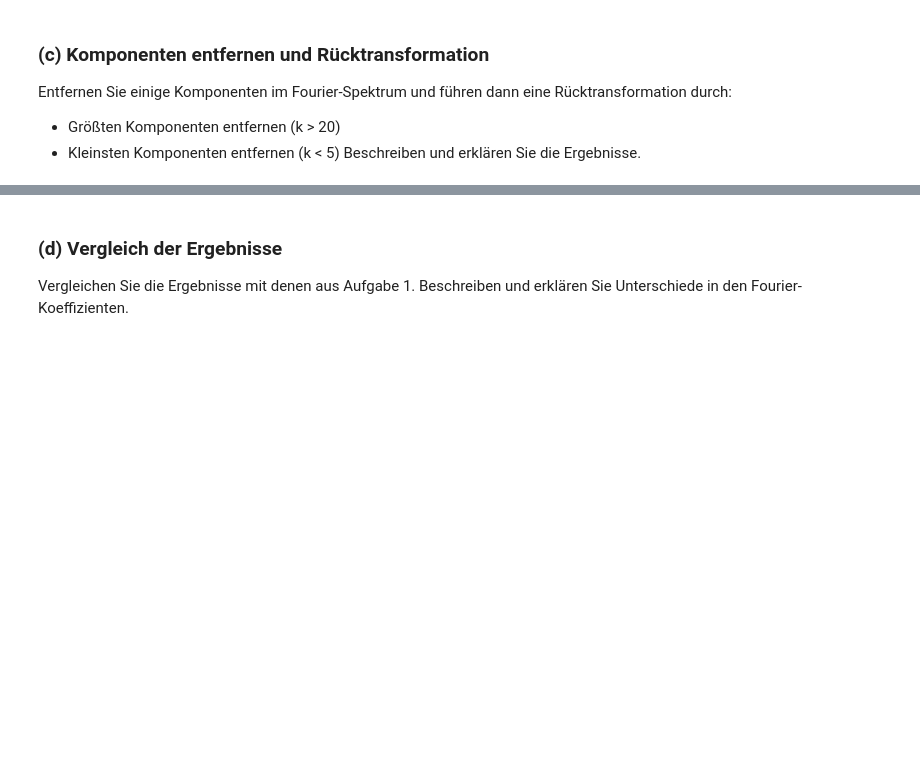
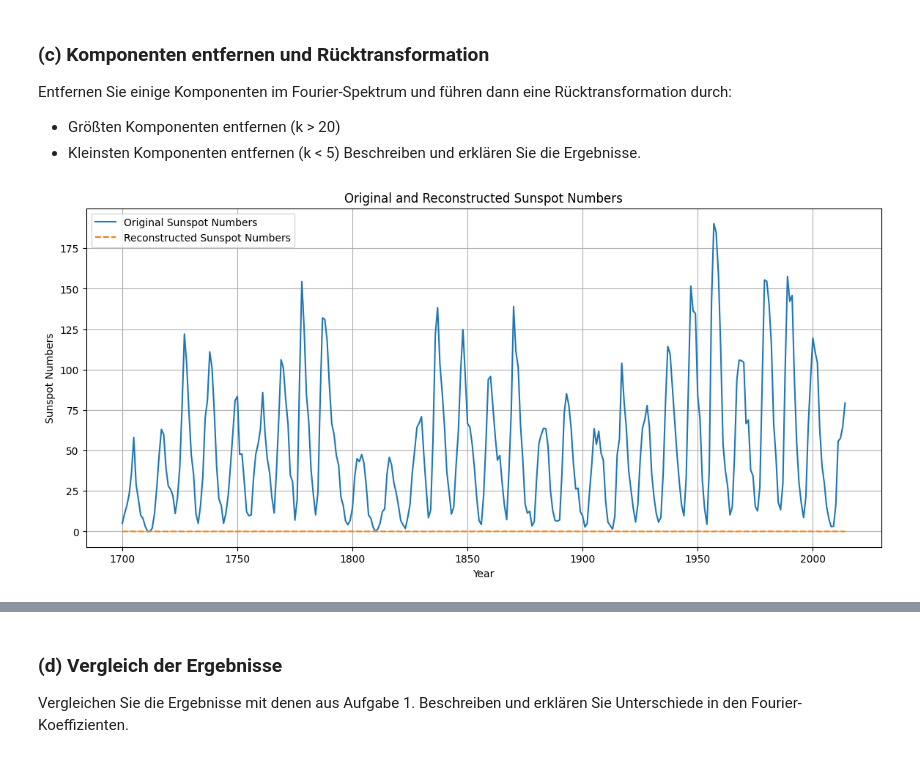
Before and after one commit to infamousperi/FourierTransformation, a Jupyter notebook: MC2.ipynb, the cells around one changed output, grey strips where cells are left out. Cells and saved outputs as stored; diff of their text form; code cells hidden in the pictures; blank space fills up the shorter version.

```diff
--- a/MC2.ipynb
+++ b/MC2.ipynb
@@ -137,7 +128,9 @@ Entfernen Sie einige Komponenten im Fourier-Spektrum und führen dann eine Rück
 - Kleinsten Komponenten entfernen (k < 5)
 Beschreiben und erklären Sie die Ergebnisse.
 # %%
-k_greater_than = 20
-k_less_than = 5
-reconstructed_signal, yf_mod = FA_sunspots.modify_spectrum_and_reconstruct(yf, k_greater_than, k_less_than)
+# Remove largest components (k > 20)
+reconstructed_signal_largest_removed, yf_mod_largest_removed = FA_sunspots.modify_spectrum_and_reconstruct(yf, k_greater_than=20)
+FA_sunspots.show_sunspot_reconstructed_signal(years, sunspot_numbers, reconstructed_signal_largest_removed)
+# %% [output]
+[figure, added]
 # %%
```
Also changed, not shown: parts of 5 cells of this notebook, 1 other file.
